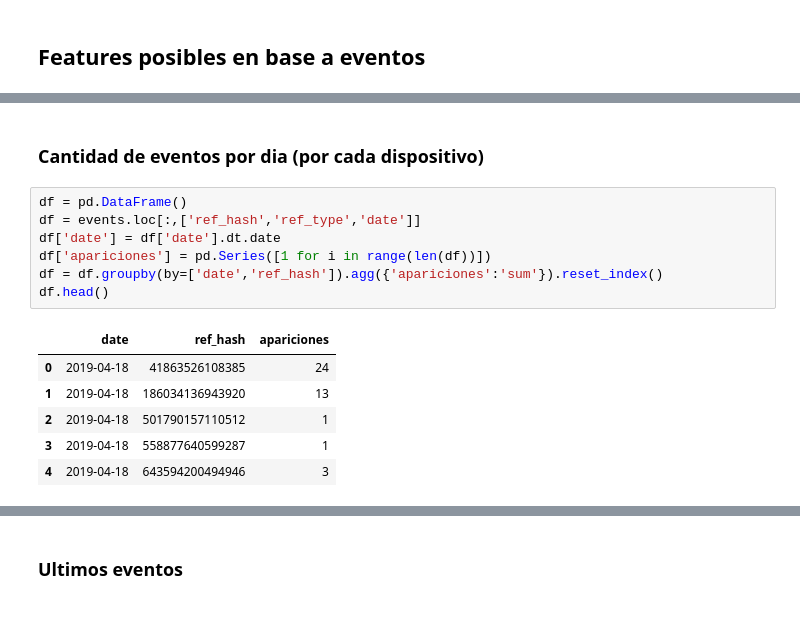
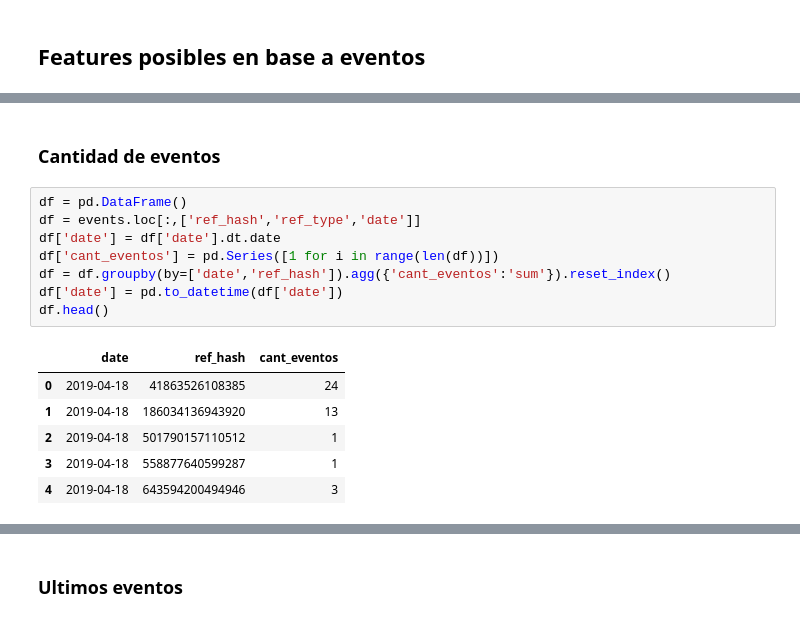
Before and after one commit to gatti2602/7506-datos, a Jupyter notebook: tp2/Manu/Features_posibles.ipynb, the cells around one changed output, grey strips where cells are left out. Saved outputs shown, nothing was run; the diff lists cells and outputs as text.

```diff
--- a/tp2/Manu/Features_posibles.ipynb
+++ b/tp2/Manu/Features_posibles.ipynb
@@ -53,16 +105,17 @@ events.head()
 | 3 | 2019-04-20 01:42:51.438 | 2 | 1891515180541284343 | 609402887625919085 | 210 | False | NaN | NaN | ... |
 | 4 | 2019-04-20 01:42:51.838 | 1 | 1891515180541284343 | 9114651763556439823 | 210 | False | NaN | NaN | ... |
 # %% [markdown]
-### Cantidad de eventos por dia (por cada dispositivo)
+### Cantidad de eventos
 # %%
 df = pd.DataFrame()
 df = events.loc[:,['ref_hash','ref_type','date']]
 df['date'] = df['date'].dt.date
-df['apariciones'] = pd.Series([1 for i in range(len(df))])
-df = df.groupby(by=['date','ref_hash']).agg({'apariciones':'sum'}).reset_index()
+df['cant_eventos'] = pd.Series([1 for i in range(len(df))])
+df = df.groupby(by=['date','ref_hash']).agg({'cant_eventos':'sum'}).reset_index()
+df['date'] = pd.to_datetime(df['date'])
 df.head()
 # %% [output]
-|  | date | ref_hash | apariciones |
+|  | date | ref_hash | cant_eventos |
 | 0 | 2019-04-18 | 41863526108385 | 24 |
 | 1 | 2019-04-18 | 186034136943920 | 13 |
 | 2 | 2019-04-18 | 501790157110512 | 1 |
```
Also changed, not shown: parts of 29 cells of this notebook.
